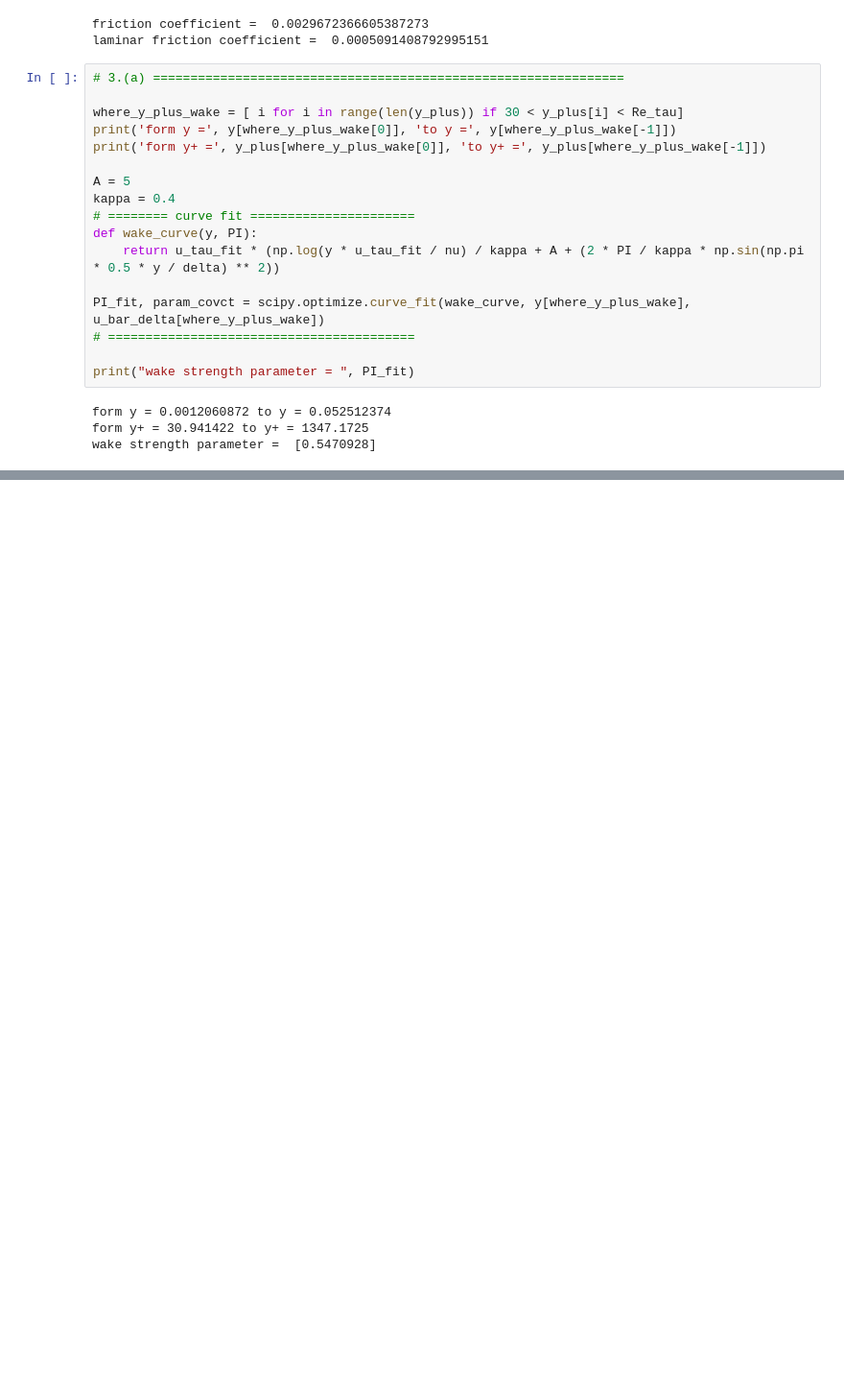
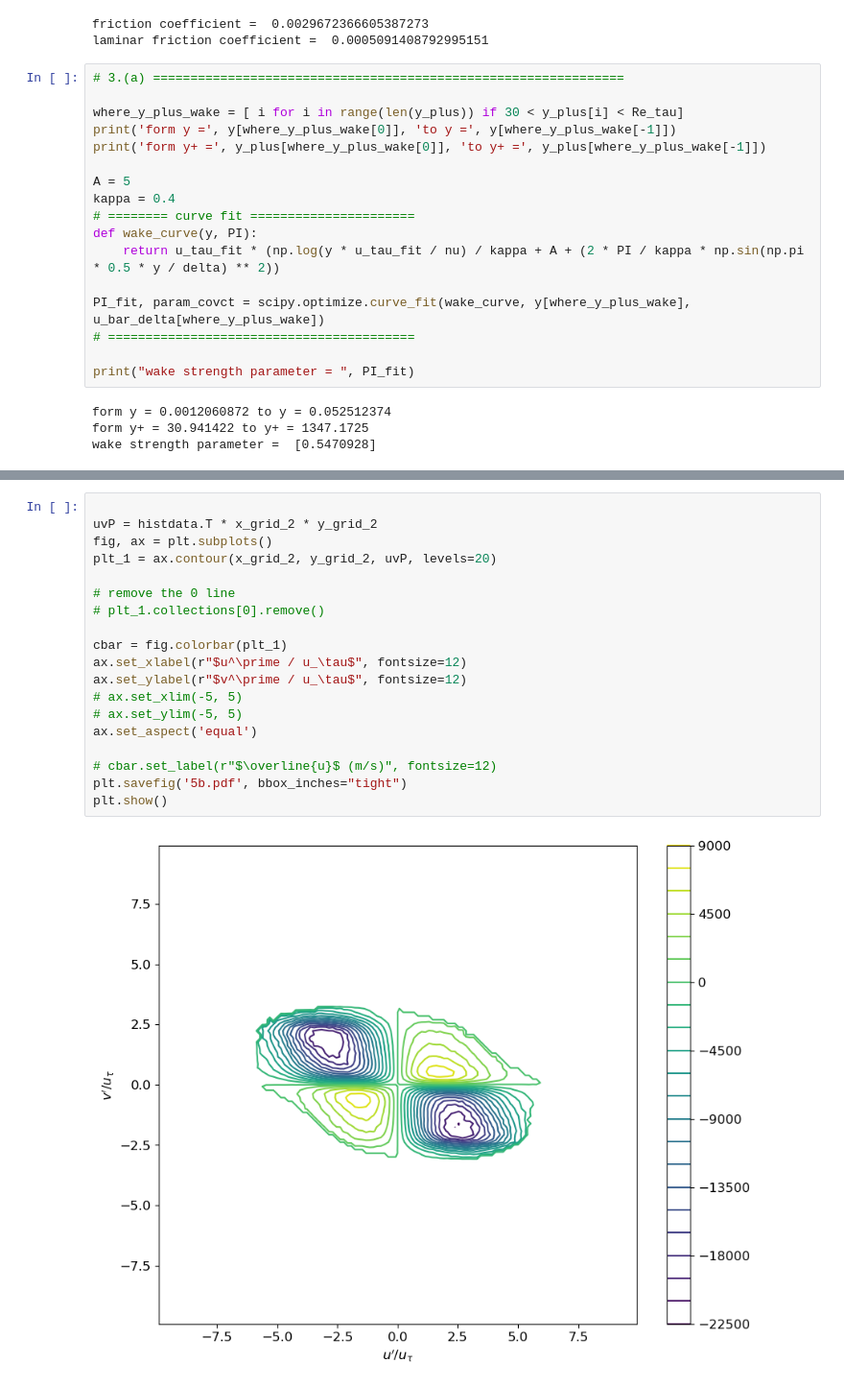
Before and after one commit to yicheng10/MAE_6490_Turbulence, a Jupyter notebook: assignment2.ipynb, the cells around one changed output, grey strips where cells are left out. Shown at 96% size. Drawn from its saved outputs; the diff is of its cells as text; blank space fills up the shorter version.

```diff
--- a/assignment2.ipynb
+++ b/assignment2.ipynb
@@ -311,0 +400,21 @@ plt.show()
+# %%
+
+uvP = histdata.T * x_grid_2 * y_grid_2
+fig, ax = plt.subplots()
+plt_1 = ax.contour(x_grid_2, y_grid_2, uvP, levels=20)
+
+# remove the 0 line
+# plt_1.collections[0].remove()
+
+cbar = fig.colorbar(plt_1)
+ax.set_xlabel(r"$u^\prime / u_\tau$", fontsize=12)
+ax.set_ylabel(r"$v^\prime / u_\tau$", fontsize=12)
+# ax.set_xlim(-5, 5)
+# ax.set_ylim(-5, 5)
+ax.set_aspect('equal')
+
+# cbar.set_label(r"$\overline{u}$ (m/s)", fontsize=12)
+plt.savefig('5b.pdf', bbox_inches="tight")
+plt.show()
+# %% [output]
+[figure, added]
```
Also changed, not shown: parts of 10 cells of this notebook, 1 other file.
